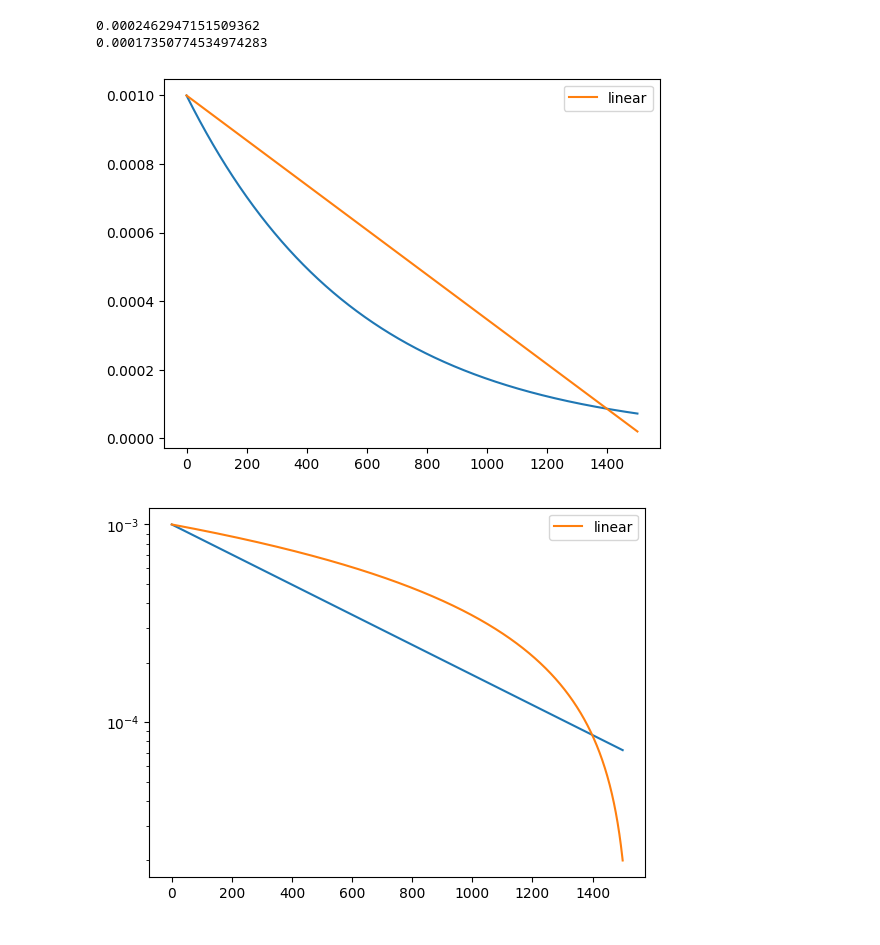
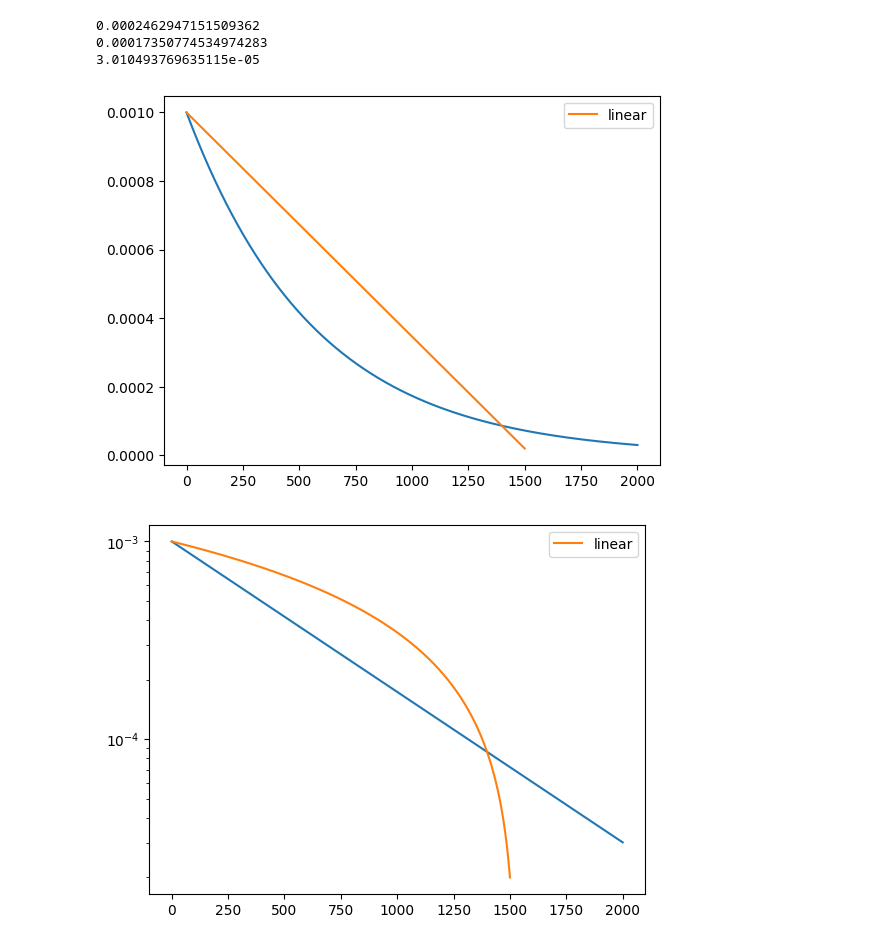
Before and after one commit to matteobonotto/planet-equil, a Jupyter notebook: notebooks/a.ipynb, the cells around one changed output. Saved outputs shown, nothing was run; the diff lists cells and outputs as text; code cells hidden in the pictures.

```diff
--- a/notebooks/a.ipynb
+++ b/notebooks/a.ipynb
@@ -12,39 +12,41 @@ scheduler = ExponentialLR(
 )
 
 lr = [scheduler.get_last_lr()[-1]]
-for _ in range(1500):
+for _ in range(2000):
     scheduler.step()
     lr.append(scheduler.get_last_lr()[-1])
 
 
 optimizer = Adam(nn.Linear(1,1).parameters(), lr=1e-3)
 scheduler_linear = LinearLR(
     optimizer,
     start_factor=1.0,
     end_factor=0.02,
     total_iters=1500,
 )
 lr_linear = [scheduler_linear.get_last_lr()[-1]]
 for _ in range(1500):
     scheduler_linear.step()
     lr_linear.append(scheduler_linear.get_last_lr()[-1])
 
 print(lr[800])
 print(lr[1000])
+print(lr[-1])
 fig = plt.figure()
 plt.plot(lr)
 plt.plot(lr_linear, label='linear')
 plt.legend()
 plt.show()
 
 fig = plt.figure()
 plt.plot(lr)
 plt.plot(lr_linear, label='linear')
 plt.yscale('log')
 plt.legend()
 plt.show()
 # %% [output]
 0.0002462947151509362
 0.00017350774534974283
+3.010493769635115e-05
-[figure, old version]
+[figure, new version]
-[figure, old version]
+[figure, new version]
```
Also changed, not shown: 3 other files.
